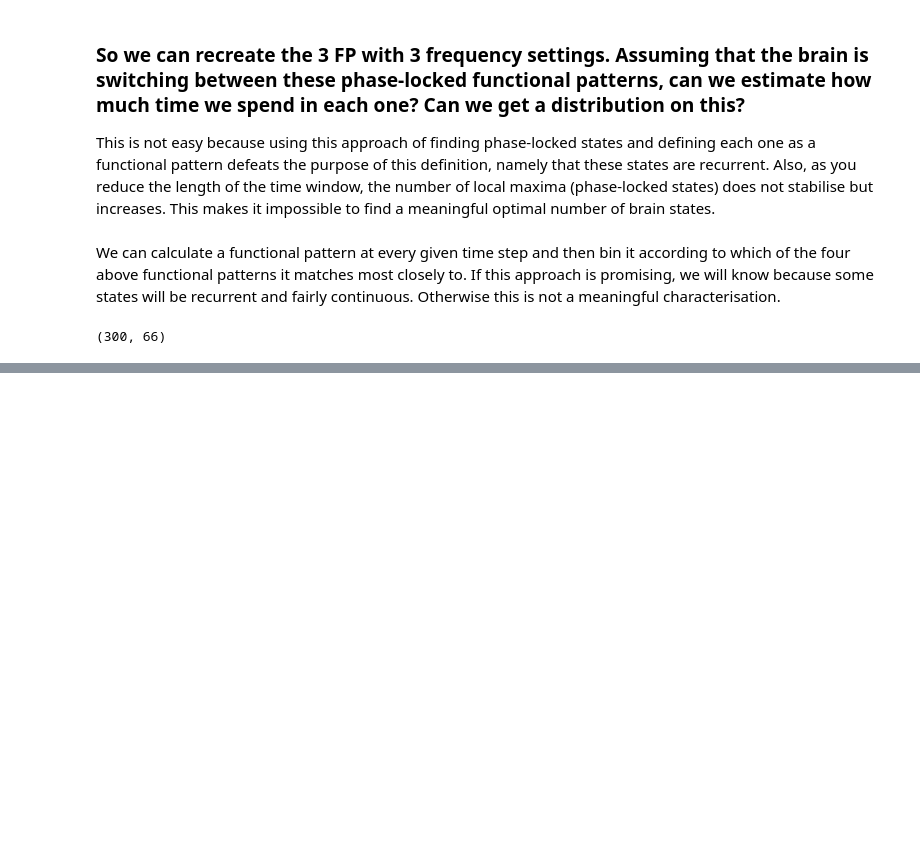
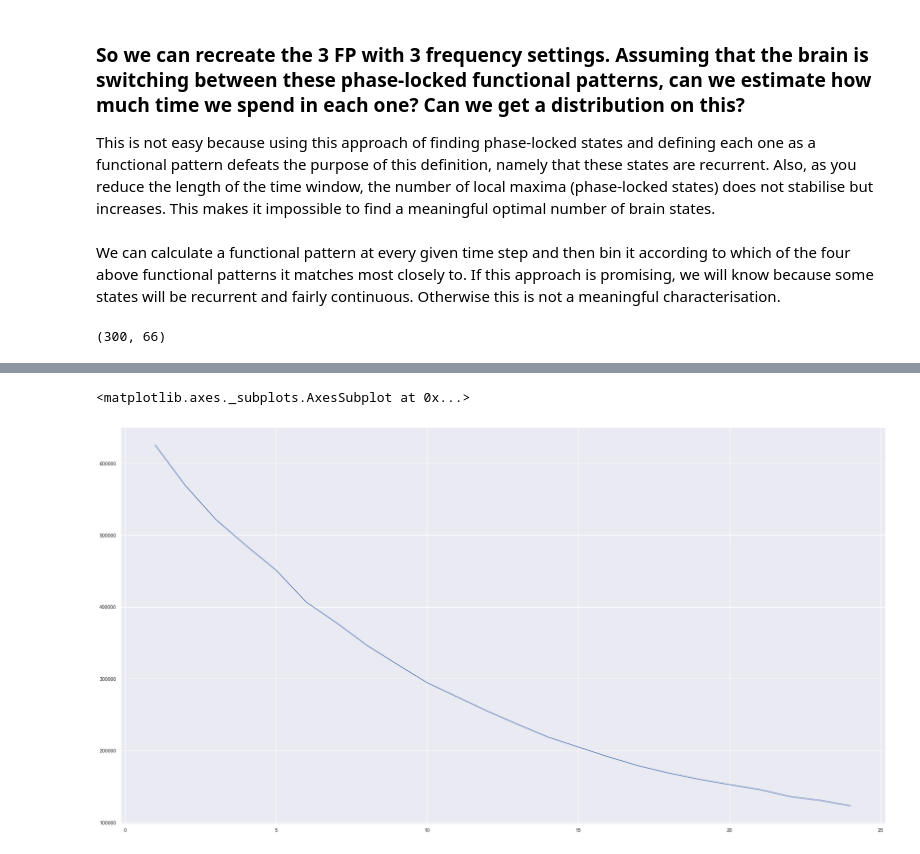
Before and after one commit to rnartallo/kuramotocontrol, a Jupyter notebook: PhaseLocking.ipynb, the cells around one changed output, grey strips where cells are left out. Saved outputs shown, nothing was run; the diff lists cells and outputs as text; code cells hidden in the pictures; blank space fills up the shorter version.

```diff
--- a/PhaseLocking.ipynb
+++ b/PhaseLocking.ipynb
@@ -318,0 +337,18 @@ for t in range(0,300):
+# %%
+ConcatenatedCosPhaseDifferences = []
+for t in range(0,300):
+    ConcatenatedCosPhaseDifferences.append(np.concatenate(Cos_Phase_Differences[:,:,t]))
+ConcatenatedCosPhaseDifferences = np.array(ConcatenatedCosPhaseDifferences)
+kmeans = KMeans(n_clusters=4).fit(ConcatenatedCosPhaseDifferences)
+# %%
+# Elbow analysis rather than silhouette
+
+K = range(1,25)
+Dist=[]
+for k in K:
+    kmeans = KMeans(n_clusters=k).fit(ConcatenatedCosPhaseDifferences)
+    Dist.append(kmeans.inertia_)
+sns.lineplot(K,Dist)
+# %% [output]
+<matplotlib.axes._subplots.AxesSubplot at 0x...>
+[figure, added]
```
Also changed, not shown: parts of 6 cells of this notebook.
